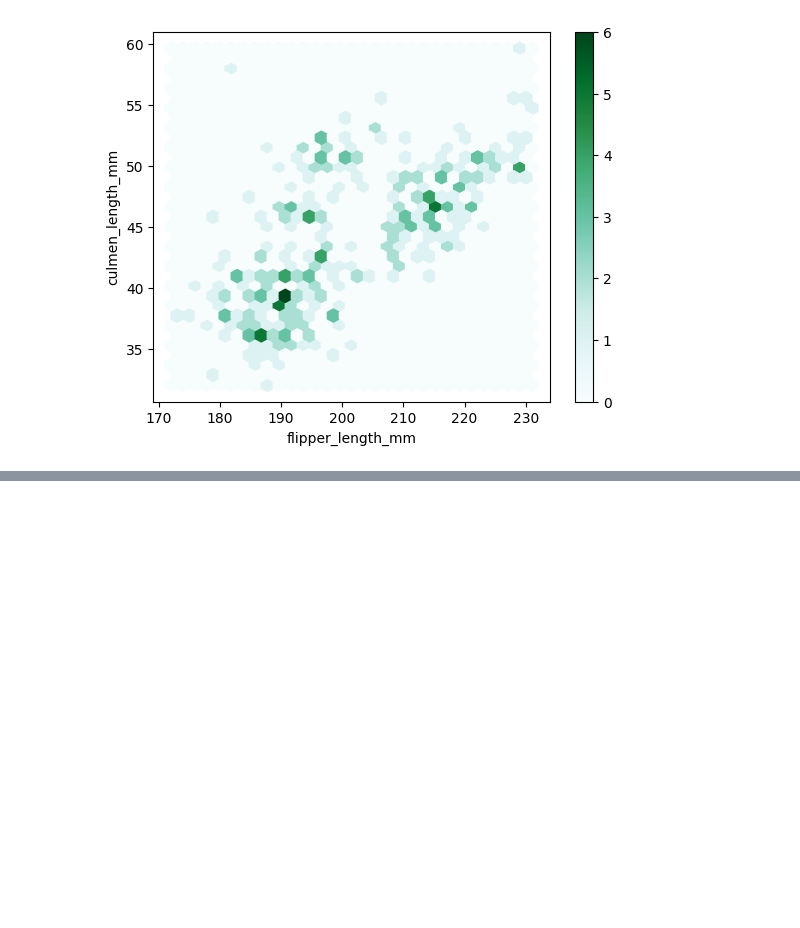
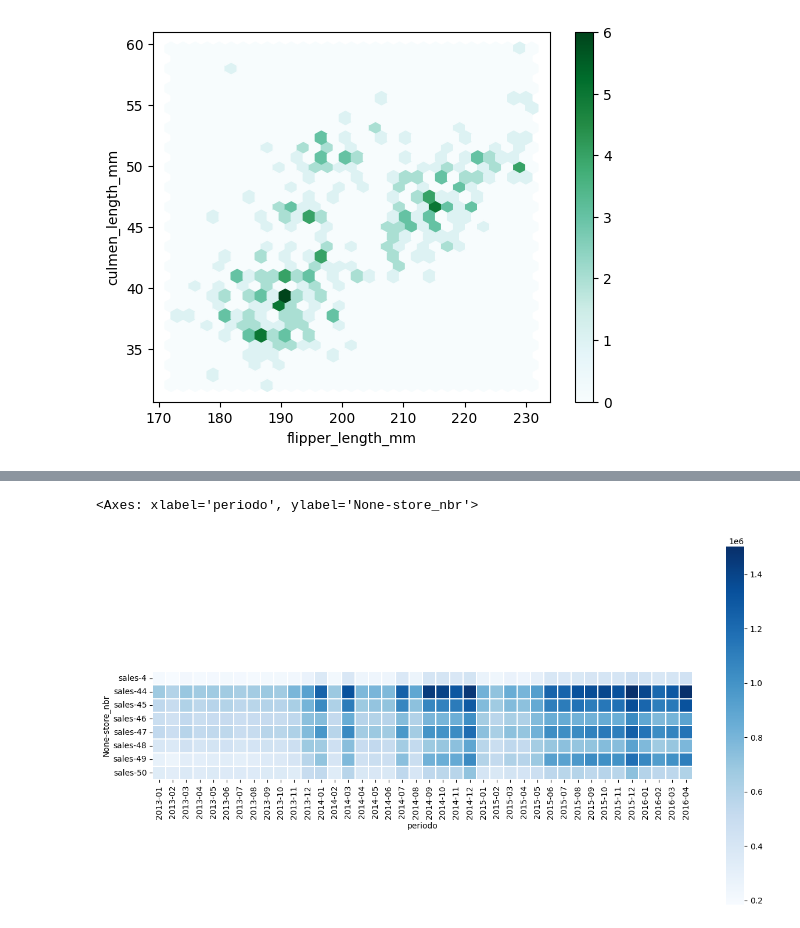
Before and after one commit to JohnReyes02/Curso_Maestro_Visualizaciones_y_Analisis_de_Datos_en_Python, a Jupyter notebook: Nivel_2/09_heatmap.ipynb, the cells around one changed output, grey strips where cells are left out. Saved outputs shown, nothing was run; the diff lists cells and outputs as text; code cells hidden in the pictures; blank space fills up the shorter version.

Commit message:
heatmap

```diff
--- a/Nivel_2/09_heatmap.ipynb
+++ b/Nivel_2/09_heatmap.ipynb
@@ -125,0 +162,4 @@ df.plot.hexbin(
+# %%
+# Filtramos las tiendas 4, 44, 45, 46, 47, 48, 49, 50
+df2 = df[df['store_nbr'].isin([4, 44, 45, 46, 47, 48, 49, 50])]
+df2
@@ -125,0 +180,6 @@ df.plot.hexbin(
+# %%
+# Agrupamos por las ventas por periodos de cada tienda.
+df2_agrupado = df2.groupby(['periodo', 'store_nbr']).agg({
+    'sales': 'sum'
+})
+df2_agrupado
@@ -125,0 +201,3 @@ df.plot.hexbin(
+# %%
+df2_agrupado = df2_agrupado.unstack()
+df2_agrupado
@@ -125,0 +224,3 @@ df.plot.hexbin(
+# %%
+matriz = df2_agrupado.transpose()
+matriz
@@ -125,0 +242,15 @@ df.plot.hexbin(
+# %%
+plt.figure(
+    figsize=(15, 8)
+)
+
+sns.heatmap( # Solo para variables categóricas
+    matriz,
+    cmap='Blues', # Cambia a escalation de azules
+    square=True,
+    linewidth=0.1,
+    # annot=True para poner el valor dentro de cada casilla, no se pone aquí porque los valores son grandes
+)
+# %% [output]
+<Axes: xlabel='periodo', ylabel='None-store_nbr'>
+[figure, added]
```
Also changed, not shown: parts of 10 cells of this notebook.
